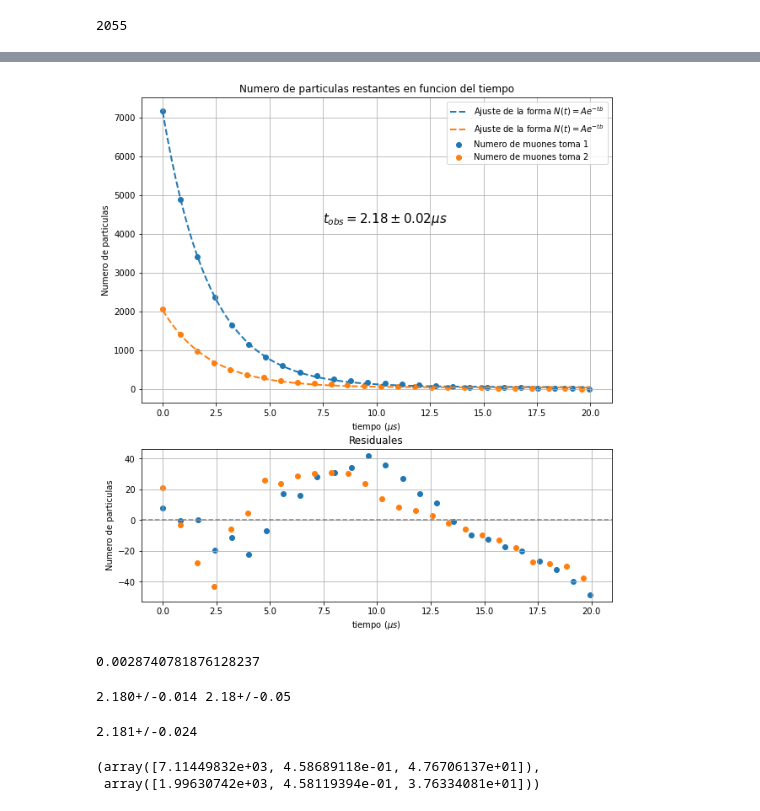
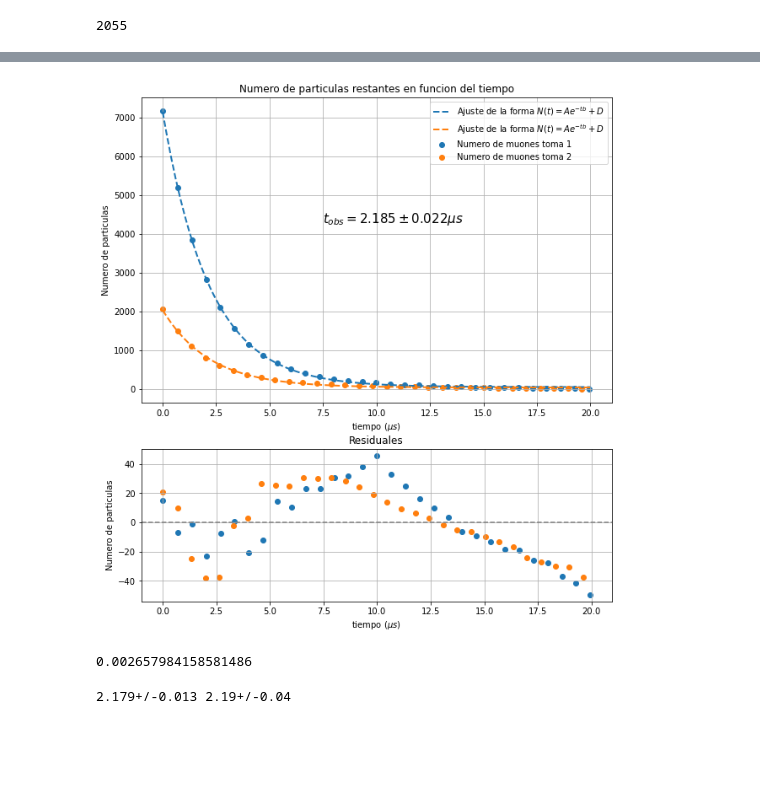
Before and after one commit to andresarias1105/Experimentos, a Jupyter notebook: Muones_fit.ipynb, the cells around one changed output, grey strips where cells are left out. Saved outputs shown, nothing was run; the diff lists cells and outputs as text; code cells hidden in the pictures; blank space fills up the shorter version.

```diff
--- a/Muones_fit.ipynb
+++ b/Muones_fit.ipynb
@@ -97,8 +101,8 @@ N_muons2
 # %% [output]
 2055
 # %%
-hist, bin_edges = np.histogram(Decay_Filtered,bins=25)
-hist2, bin_edges2 = np.histogram(Decay_Filtered2,bins=25)
+hist, bin_edges = np.histogram(Decay_Filtered,bins=30)
+hist2, bin_edges2 = np.histogram(Decay_Filtered2,bins=30)
 # %%
 hist,bin_edges
 # %% [output]
@@ -161,40 +168,40 @@ fig2,(ax3,ax4)=plt.subplots(2,1,figsize=(10,11),gridspec_kw={'height_ratios': [2
 
 popt, pcov = curve_fit(fit_exp,bin_edges,N_t,maxfev=1000)
 x=np.linspace(0,20,100)
-ax3.plot(x, fit_exp(x,*popt), linewidth=2, label="Ajuste de la forma $N(t)=Ae^{-tb}$",ls="--")
+ax3.plot(x, fit_exp(x,*popt), linewidth=2, label="Ajuste de la forma $N(t)=Ae^{-tb}+D$",ls="--")
 ax3.scatter(bin_edges,N_t,label="Numero de muones toma 1")
 
 popt2, pcov2 = curve_fit(fit_exp,bin_edges2,N_t2,maxfev=1000)
 x=np.linspace(0,20,100)
-ax3.plot(x, fit_exp(x,*popt2), linewidth=2, label="Ajuste de la forma $N(t)=Ae^{-tb}$",ls="--")
+ax3.plot(x, fit_exp(x,*popt2), linewidth=2, label="Ajuste de la forma $N(t)=Ae^{-tb}+D$",ls="--")
 ax3.scatter(bin_edges2,N_t2,label="Numero de muones toma 2")
-ax3.text(x=7.5, y=4300 ,s="$t_{obs}=2.18 \pm 0.02 \mu s$" ,size=15)
+ax3.text(x=7.5, y=4300 ,s="$t_{obs}=2.185 \pm 0.022 \mu s$" ,size=15)
 
 Residuals1=N_t-fit_exp(bin_edges,*popt)
 ax4.scatter(bin_edges,Residuals1)
 
 Residuals2=N_t2-fit_exp(bin_edges2,*popt2)
 ax4.scatter(bin_edges2,Residuals2)
 
 ax4.axhline(y=0,ls="--",c="gray")
 
 ax3.set_title("Numero de particulas restantes en funcion del tiempo")
 ax4.set_title("Residuales")
 
 ax3.set_xlabel("tiempo ($\mu s$)")
 ax4.set_xlabel("tiempo ($\mu s$)")
 
 
 ax3.set_ylabel("Numero de particulas")
 ax4.set_ylabel("Numero de particulas")
 ax3.grid()
 ax4.grid()
 ax3.legend()
 
 
 plt.savefig("MuonDecay.pdf",format="pdf")
 # %% [output]
-[figure, old version]
+[figure, new version]
 # %%
 popt
 b1=ufloat(popt[1],np.sqrt(pcov[1,1]))
@@ -202,19 +209,10 @@ b2=ufloat(popt2[1],np.sqrt(pcov2[1,1]))
 # %%
 np.sqrt(pcov[1,1])
 # %% [output]
-0.0028740781876128237
+0.002657984158581486
 # %%
 t_obs1=1/b1
 t_obs2=1/b2
 print(t_obs1,t_obs2)
 # %% [output]
-2.180+/-0.014 2.18+/-0.05
+2.179+/-0.013 2.19+/-0.04
-# %%
-print(np.mean([t_obs1,t_obs2]))
-# %% [output]
-2.181+/-0.024
-# %%
-popt,popt2
-# %% [output]
-(array([7.11449832e+03, 4.58689118e-01, 4.76706137e+01]),
- array([1.99630742e+03, 4.58119394e-01, 3.76334081e+01]))
```
Also changed, not shown: parts of 14 cells of this notebook.
